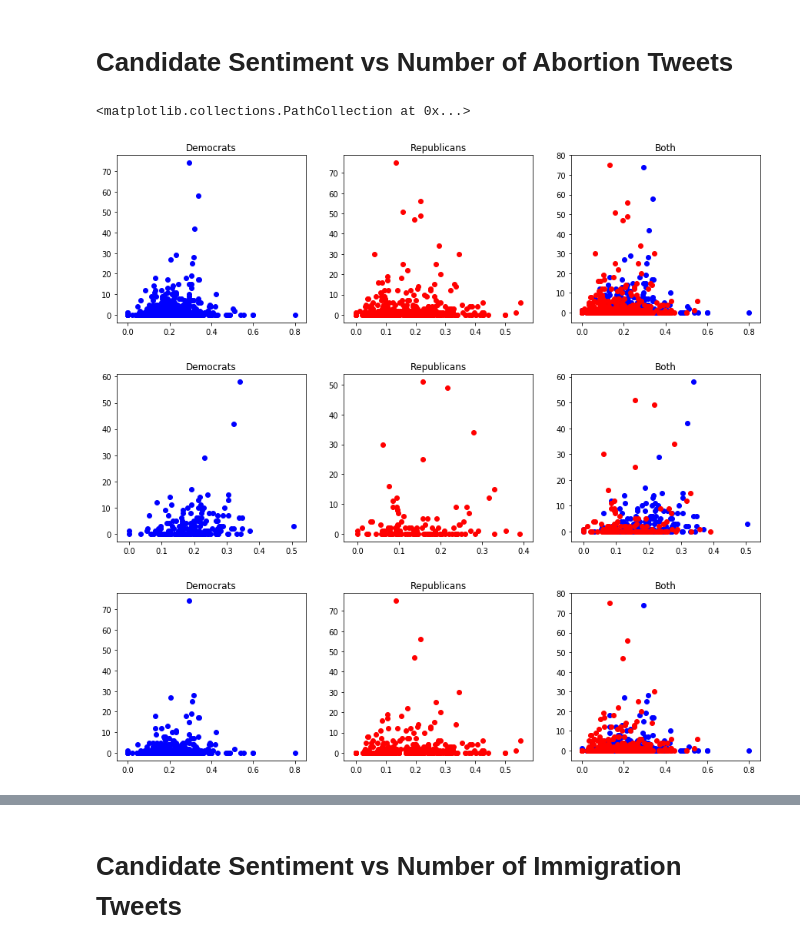
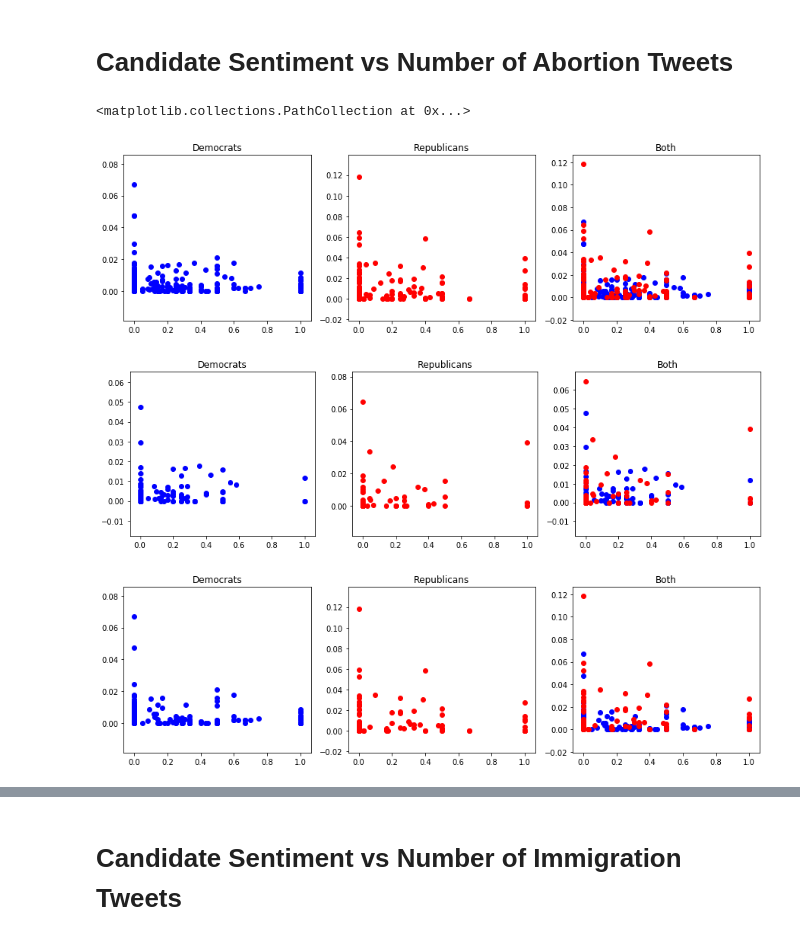
Before and after one commit to charles-tan/POCA, a Jupyter notebook: notebooks/sentiment_result_analysis.ipynb, the cells around one changed output, grey strips where cells are left out. Drawn from its saved outputs; the diff is of its cells as text; code cells hidden in the pictures.

```diff
--- a/notebooks/sentiment_result_analysis.ipynb
+++ b/notebooks/sentiment_result_analysis.ipynb
@@ -508,39 +551,39 @@ WIN: 0 / 131 = 0.0
 # Candidate Sentiment vs Number of Abortion Tweets
 # %%
 fig, (axs1, axs2, axs3) = plt.subplots(1, 3, figsize=(15, 4))
-d1, d2, r1, r2 = dem_df['sentiment'], dem_df['abortion_tweet_count'], rep_df['sentiment'], rep_df['abortion_tweet_count']
+d1, d2, r1, r2 = dem_df['abortion_sentiment'], (dem_df['abortion_tweet_count'] / dem_df['num_tweets']), rep_df['abortion_sentiment'], (rep_df['abortion_tweet_count'] / rep_df['num_tweets'])
 axs1.set_title("Democrats")
 axs1.scatter(d1, d2, c='blue')
 axs2.set_title("Republicans")
 axs2.scatter(r1, r2, c='red')
 axs3.set_title("Both")
 axs3.scatter(d1, d2, c='blue')
 axs3.scatter(r1, r2, c='red')
 
 fig, (axs1, axs2, axs3) = plt.subplots(1, 3, figsize=(15, 4))
-d1, d2, r1, r2 = won_primary_dem_df['sentiment'], won_primary_dem_df['abortion_tweet_count'], won_primary_rep_df['sentiment'], won_primary_rep_df['abortion_tweet_count']
+d1, d2, r1, r2 = won_primary_dem_df['abortion_sentiment'], (won_primary_dem_df['abortion_tweet_count'] / won_primary_dem_df['num_tweets']), won_primary_rep_df['abortion_sentiment'], (won_primary_rep_df['abortion_tweet_count'] / won_primary_rep_df['num_tweets'])
 axs1.set_title("Democrats")
 axs1.scatter(d1, d2, c='blue')
 axs2.set_title("Republicans")
 axs2.scatter(r1, r2, c='red')
 axs3.set_title("Both")
 axs3.scatter(d1, d2, c='blue')
 axs3.scatter(r1, r2, c='red')
 
 fig, (axs1, axs2, axs3) = plt.subplots(1, 3, figsize=(15, 4))
-d1, d2, r1, r2 = lost_primary_dem_df['sentiment'], lost_primary_dem_df['abortion_tweet_count'], lost_primary_rep_df['sentiment'], lost_primary_rep_df['abortion_tweet_count']
+d1, d2, r1, r2 = lost_primary_dem_df['abortion_sentiment'], (lost_primary_dem_df['abortion_tweet_count'] / lost_primary_dem_df['num_tweets']), lost_primary_rep_df['abortion_sentiment'], (lost_primary_rep_df['abortion_tweet_count'] / lost_primary_rep_df['num_tweets'])
 axs1.set_title("Democrats")
 axs1.scatter(d1, d2, c='blue')
 axs2.set_title("Republicans")
 axs2.scatter(r1, r2, c='red')
 axs3.set_title("Both")
 axs3.scatter(d1, d2, c='blue')
 axs3.scatter(r1, r2, c='red')
 # %% [output]
 <matplotlib.collections.PathCollection at 0x...>
-[figure, old version]
+[figure, new version]
-[figure, old version]
+[figure, new version]
-[figure, old version]
+[figure, new version]
 # %%
 fig, (axs1, axs2) = plt.subplots(1, 2, figsize=(15, 4))
 axs1.set_title("Democrats")
```
Also changed, not shown: parts of 27 cells of this notebook, 5 other files.
